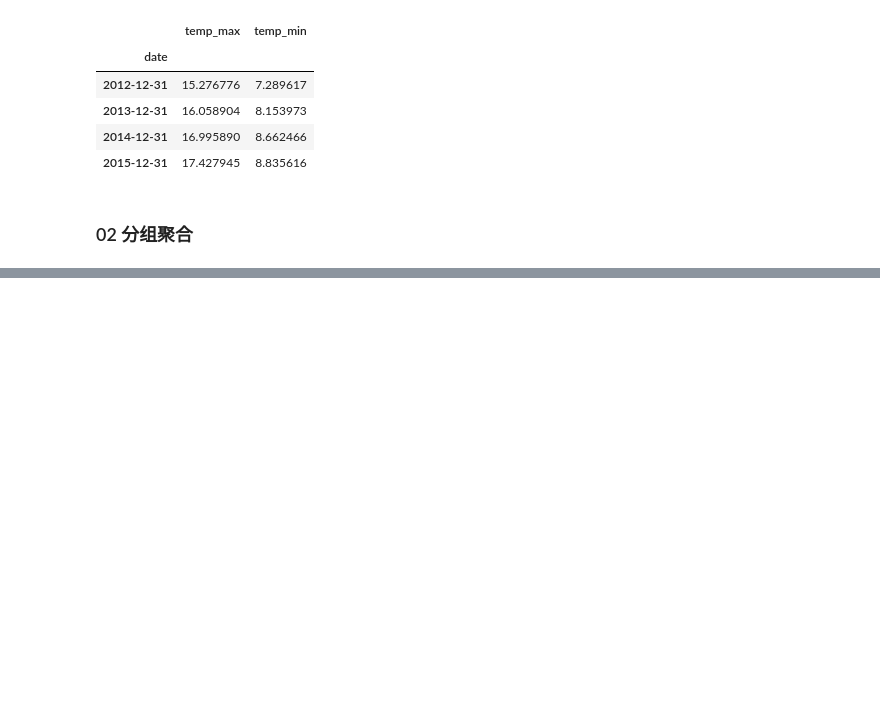
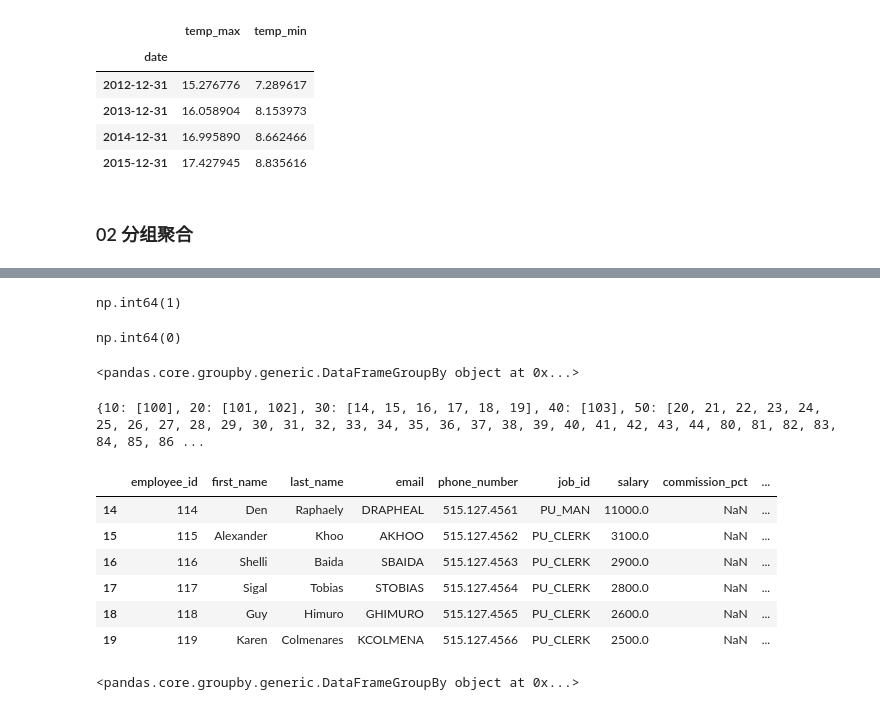
Before and after one commit to zimiao-dev/Python-Data-Analysis-Learning, a Jupyter notebook: 03_data_analysis/data_processing.ipynb, the cells around one changed output, grey strips where cells are left out. Drawn from its saved outputs; the diff is of its cells as text; code cells hidden in the pictures; blank space fills up the shorter version.

```diff
--- a/03_data_analysis/data_processing.ipynb
+++ b/03_data_analysis/data_processing.ipynb
@@ -454,0 +497,11 @@ df[['temp_max', 'temp_min']].resample('YE').mean()
+# %%
+df['department_id'].isna().sum()
+# %% [output]
+np.int64(1)
+# %%
+df.dropna(subset=['department_id'], inplace=True)
+df['department_id'].isna().sum()
+# %% [output]
+np.int64(0)
+# %%
+df['department_id'] = df['department_id'].astype('int')
@@ -454,0 +510,22 @@ df[['temp_max', 'temp_min']].resample('YE').mean()
+# %%
+df.groupby('department_id')
+# %% [output]
+<pandas.core.groupby.generic.DataFrameGroupBy object at 0x...>
+# %%
+df.groupby('department_id').groups # 查看所有的分组
+# %% [output]
+{10: [100], 20: [101, 102], 30: [14, 15, 16, 17, 18, 19], 40: [103], 50: [20, 21, 22, 23, 24, 25, 26, 27, 28, 29, 30, 31, 32, 33, 34, 35, 36, 37, 38, 39, 40, 41, 42, 43, 44, 80, 81, 82, 83, 84, 85, 86 ...
+# %%
+df.groupby('department_id').get_group(30) # 查看具体的某个分组数据
+# %% [output]
+|  | employee_id | first_name | last_name | email | phone_number | job_id | salary | commission_pct | ... |
+| 14 | 114 | Den | Raphaely | DRAPHEAL | 515.127.4561 | PU_MAN | 11000.0 | NaN | ... |
+| 15 | 115 | Alexander | Khoo | AKHOO | 515.127.4562 | PU_CLERK | 3100.0 | NaN | ... |
+| 16 | 116 | Shelli | Baida | SBAIDA | 515.127.4563 | PU_CLERK | 2900.0 | NaN | ... |
+| 17 | 117 | Sigal | Tobias | STOBIAS | 515.127.4564 | PU_CLERK | 2800.0 | NaN | ... |
+| 18 | 118 | Guy | Himuro | GHIMURO | 515.127.4565 | PU_CLERK | 2600.0 | NaN | ... |
+| 19 | 119 | Karen | Colmenares | KCOLMENA | 515.127.4566 | PU_CLERK | 2500.0 | NaN | ... |
+# %%
+df.groupby('department_id')[['salary']]
+# %% [output]
+<pandas.core.groupby.generic.DataFrameGroupBy object at 0x...>
```
Also changed, not shown: parts of 19 cells of this notebook.
